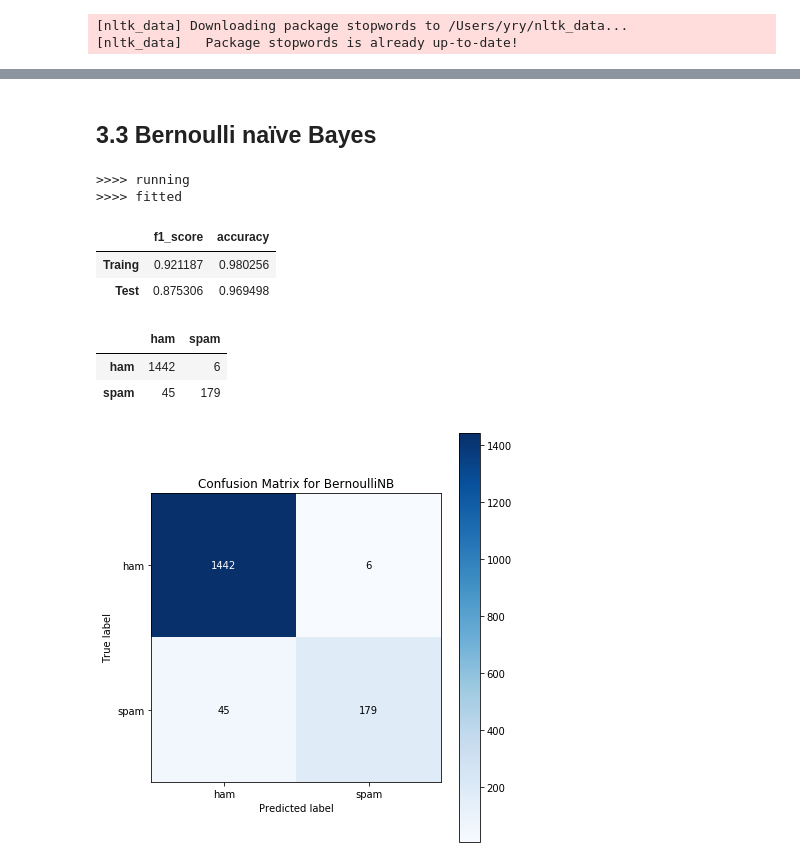
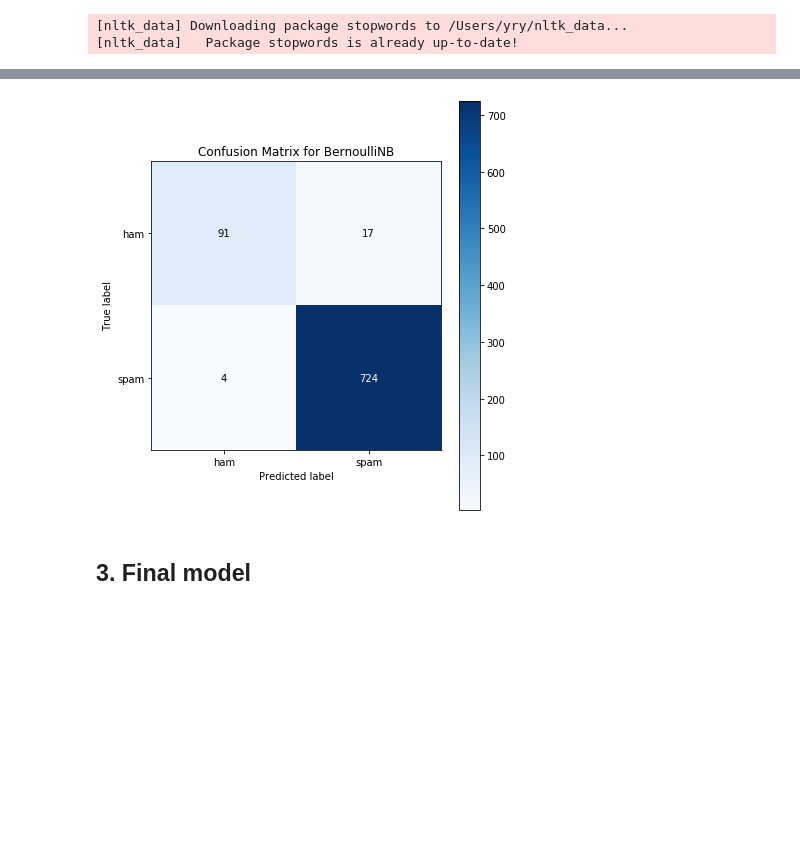
Before and after one commit to ECS171-Project/Final-project, a Jupyter notebook: NaiiveBayes.ipynb, the cells around one changed output, grey strips where cells are left out. Drawn from its saved outputs; the diff is of its cells as text; code cells hidden in the pictures; blank space fills up the shorter version.

```diff
--- a/NaiiveBayes.ipynb
+++ b/NaiiveBayes.ipynb
@@ -58,2 +16,0 @@ x = x.toarray()
-# %%
-x_tr, x_te, y_tr, y_te = train_test_split(x, y, random_state = 42, test_size = 0.3, stratify = y)
@@ -68,7 +39,14 @@ from sklearn.metrics import f1_score, accuracy_score, precision_score, recall_sc
 from sklearn.utils.multiclass import unique_labels
 # %%
 class myBayes:
+  '''
+  This class is my bayes class.
+  '''
   def __init__(self, model, **kw):
+    '''
+    model: sklearn models
+    **kw: any keywords in the given model
+    '''
     self.model = model(**kw)
 
   def __call__(self, x_tr, x_te, y_tr, y_te):
@@ -82,7 +60,8 @@ class myBayes:
     m.fit(x_tr, y_tr)
     self.tr_pred = m.predict(x_tr)
     self.te_pred = m.predict(x_te)
-
+    self.te_score = m.predict_proba(x_tr)
+    self.tr_score = m.predict_proba(x_te)
     # calculate the score:
     self.__f1_tr = f1_score(y_tr, self.tr_pred)
     self.__f1_te = f1_score(y_te, self.te_pred)
@@ -93,6 +72,10 @@ class myBayes:
 
   # Get the confusion matrix:
   def get_confusion_matrix(self, target = 'test'):
+    '''
+    Method get the confusion matrix.
+    By default, this method will return the confusion matrix for test set.
+    '''
     classes = ['ham', 'spam']
     if target == 'test':
       cm = confusion_matrix(self.__y_te, self.te_pred)
@@ -103,6 +86,10 @@ class myBayes:
 
   # Method to get scores:
   def get_scores(self):
+    '''
+    Get the score frame.
+    output: pd.DataFrame. f1 score and accuracy for both training set and test set.
+    '''
     dic = {'f1_score':[self.__f1_tr, self.__f1_te], 'accuracy':[self.__accu_tr, self.__accu_te]}
     frame = pd.DataFrame(dic, index = ['Traing', 'Test'])
     return frame
@@ -110,6 +97,10 @@ class myBayes:
 
   # Plot the confusion matrix
   def plot_confusion(self, target = 'test'):
+    '''
+    Method to plot the confusion matrix.
+    By default, the method will plot the confusion matrix for the test set.
+    '''
     model_name = str(self.model).split('(')[0]
     classes = ['ham', 'spam']
     if target == 'test':
@@ -141,4 +132,10 @@ class myBayes:
     fig.tight_layout()
     plt.savefig('pics/{}_confusion_matrix.png'.format(model_name))
     plt.show()
+
+    # Plot Roc curve:
+    def ROC(self):
+      '''
+      This method helps to return the ROC of the mdoel so
+      '''
 # %% [markdown]
@@ -181,0 +226,7 @@ mnb.get_scores()
+# %%
+# Fit models.
+bnb1 = myBayes(BernoulliNB)
+bnb1(x_tr1, x_te1, y_tr1, y_te1)
+
+bnb2 = myBayes(BernoulliNB)
+bnb2(x_tr2, x_te2, y_tr2, y_te2)
@@ -193,24 +262,6 @@ plt.show()
-# %% [markdown]
-## 3.3 Bernoulli naïve Bayes
-# %%
-bnb = myBayes(BernoulliNB)
-bnb(x_tr, x_te, y_tr, y_te)
-# %% [output]
->>>> running
->>>> fitted
-# %%
-bnb.get_scores()
-# %% [output]
-|  | f1_score | accuracy |
-| Traing | 0.921187 | 0.980256 |
-| Test | 0.875306 | 0.969498 |
-# %%
-bnb.get_confusion_matrix()
-# %% [output]
-|  | ham | spam |
-| ham | 1442 | 6 |
-| spam | 45 | 179 |
 # %%
-bnb.plot_confusion()
+bnb1.plot_confusion()
 # %% [output]
-[figure, old version]
+[figure, new version]
+# %% [markdown]
+## 3. Final model
```
Also changed, not shown: parts of 43 cells of this notebook.
